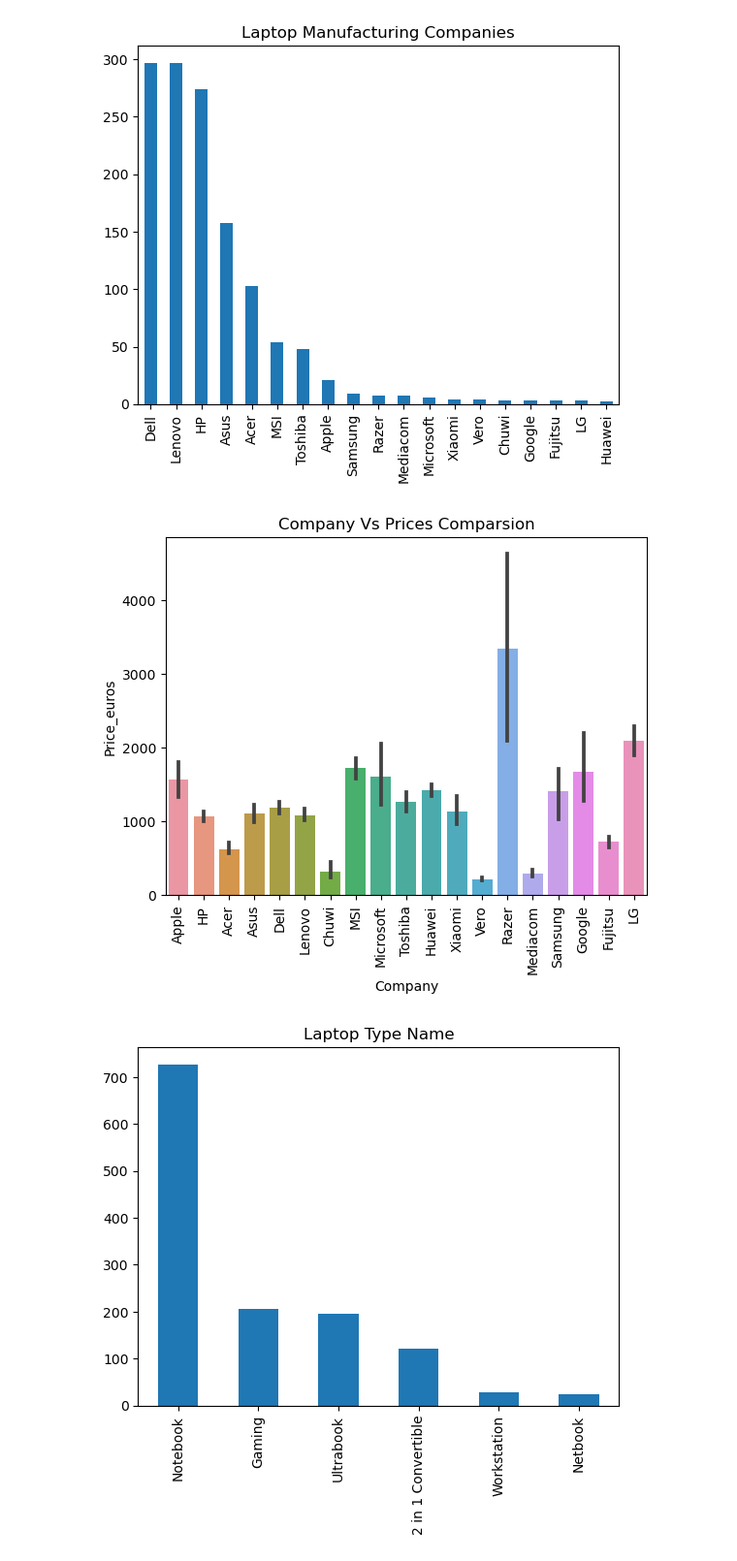
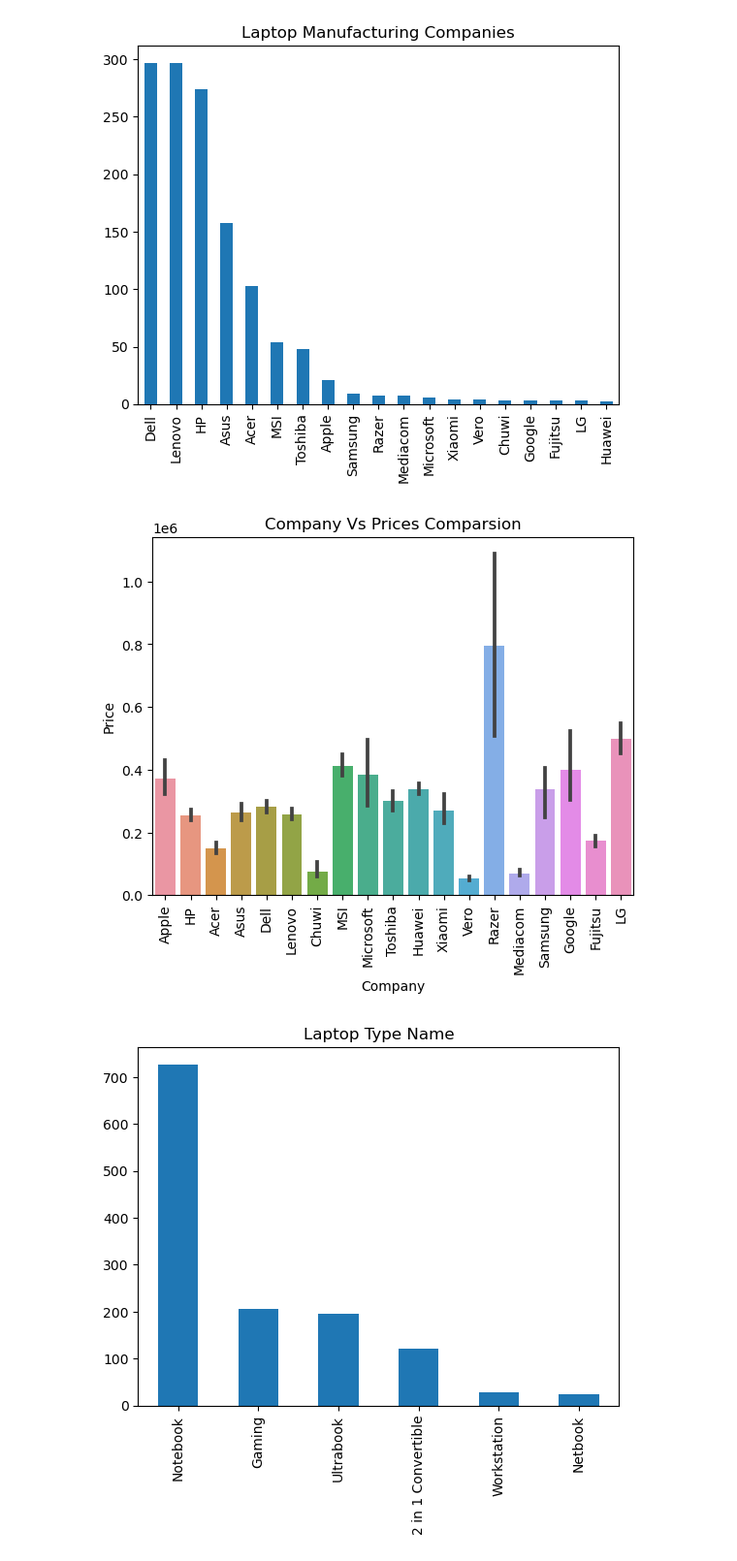
Before and after one commit to Sialsanwal/Data-Science, a Jupyter notebook: Laptop Price/EDA.ipynb, the cells around one changed output. Shown at 97% size. Drawn from its saved outputs; the diff is of its cells as text; code cells hidden in the pictures.

```diff
--- a/Laptop Price/EDA.ipynb
+++ b/Laptop Price/EDA.ipynb
@@ -74,4 +74,4 @@ df.duplicated().sum()
 # %% [output]
 0
 # %%
-df.drop(columns=['laptop_ID'])
+df.drop(columns=['laptop_ID'],axis=1,inplace=True)
@@ -78,3 +80,8 @@ df.drop(columns=['laptop_ID'])
+# %%
+df["Price"]=df['Price_euros']*238
+df['Price']=df.Price.astype('int32')
+# %%
+df.drop(columns=['Price_euros'],axis=1,inplace=True)
 # %% [markdown]
 # EDA
 # %%
@@ -89,12 +96,12 @@ plt.show()
 # %% [output]
 [figure]
 # %%
-sns.barplot(x=df.Company, y=df.Price_euros)
+sns.barplot(x=df.Company, y=df.Price)
 plt.xticks(rotation='vertical')
 plt.title("Company Vs Prices Comparsion")
 plt.show()
 # %% [output]
-[figure, old version]
+[figure, new version]
 # %%
 df.TypeName.value_counts().plot(kind='bar')
 plt.title("Laptop Type Name")
```
Also changed, not shown: parts of 8 cells of this notebook.
